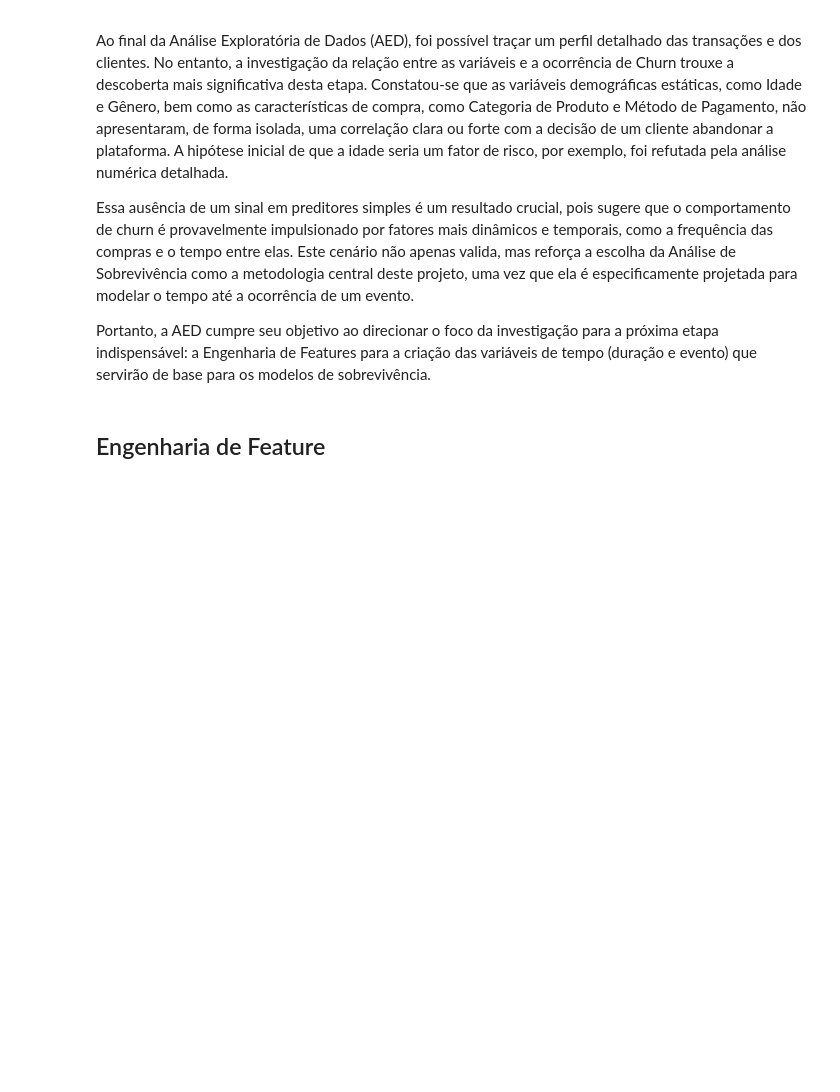
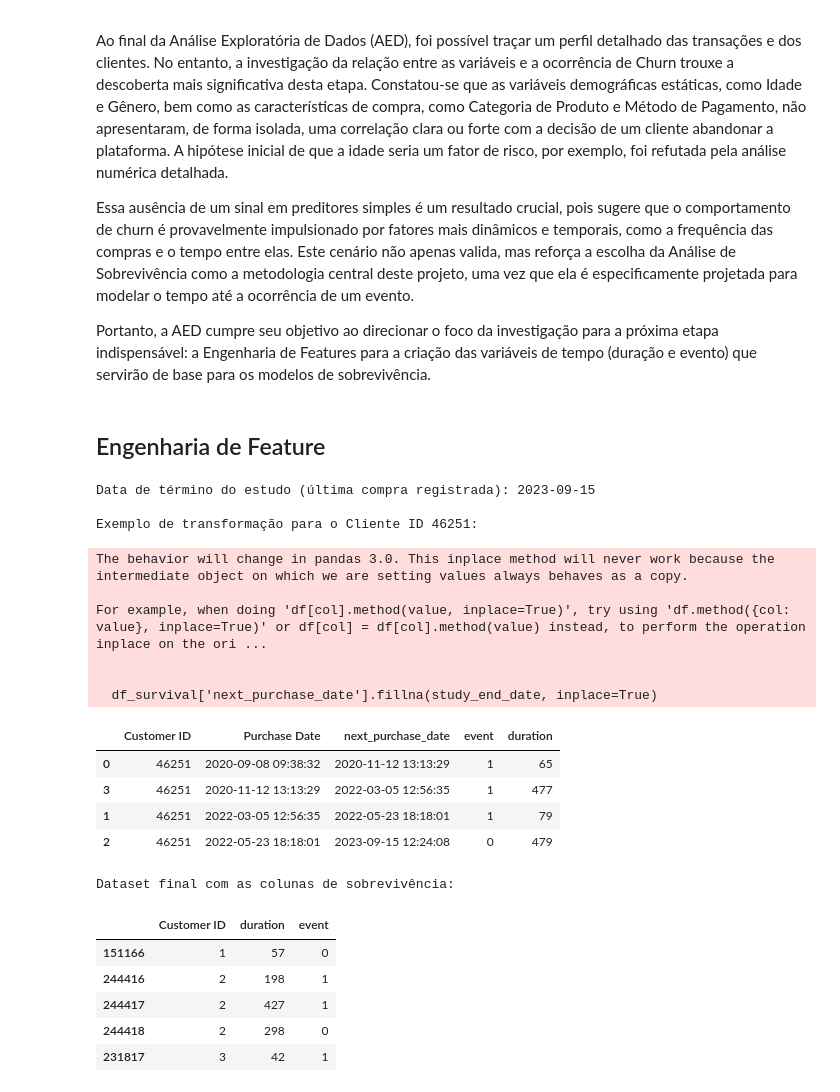
Before and after one commit to joaomts/ufu-est-aplicada, a Jupyter notebook: modelos_de_sobrevivencia.ipynb, the cells around one changed output. Saved outputs shown, nothing was run; the diff lists cells and outputs as text; code cells hidden in the pictures; blank space fills up the shorter version.

Commit message:
Finalizando estatistica descritiva

```diff
--- a/modelos_de_sobrevivencia.ipynb
+++ b/modelos_de_sobrevivencia.ipynb
@@ -418,3 +418,76 @@ Essa ausência de um sinal em preditores simples é um resultado crucial, pois s
 Portanto, a AED cumpre seu objetivo ao direcionar o foco da investigação para a próxima etapa indispensável: a Engenharia de Features para a criação das variáveis de tempo (duração e evento) que servirão de base para os modelos de sobrevivência.
 # %% [markdown]
 ## Engenharia de Feature
+# %%
+# --- 1. Ordenar os Dados (Passo Crucial!) ---
+# A lógica depende que as compras de cada cliente estejam em ordem cronológica.
+df_survival = df.sort_values(by=["Customer ID", "Purchase Date"]).copy()
+
+
+# --- 2. Definir o Fim do Estudo ---
+# Usaremos a data da última compra no dataset como o fim do nosso período de observação.
+study_end_date = df_survival["Purchase Date"].max()
+print(f"Data de término do estudo (última compra registrada): {study_end_date.date()}")
+
+
+# --- 3. Calcular a Data da Próxima Compra por Cliente ---
+# Usamos groupby() e shift(-1) para criar uma nova coluna que contém a data da compra seguinte
+# para cada cliente. Para a última compra, o valor será NaT (Not a Time).
+df_survival["next_purchase_date"] = df_survival.groupby("Customer ID")[
+    "Purchase Date"
+].shift(-1)
+
+
+# --- 4. Criar a Variável de Evento ---
+# O evento (nova compra) é observado (1) se 'next_purchase_date' NÃO for nulo.
+# Se for nulo (a última compra do cliente), o dado é censurado (0).
+df_survival["event"] = df_survival["next_purchase_date"].notna().astype(int)
+
+
+# --- 5. Lidar com a Censura para o Cálculo da Duração ---
+# Para as últimas compras (onde 'next_purchase_date' é NaT), preenchemos com o fim do estudo.
+# Isso nos permite calcular por quanto tempo o cliente "sobreviveu" desde sua última compra
+# até o fim da nossa observação.
+df_survival["next_purchase_date"].fillna(study_end_date, inplace=True)
+
+
+# --- 6. Calcular a Duração (em dias) ---
+# A duração é a diferença entre a data da próxima compra e a data da compra atual.
+df_survival["duration"] = (
+    df_survival["next_purchase_date"] - df_survival["Purchase Date"]
+).dt.days
+
+
+# --- 7. Verificação dos Resultados ---
+# Vamos inspecionar as novas colunas para um cliente específico para entender o resultado.
+print("\nExemplo de transformação para o Cliente ID 46251:")
+display(
+    df_survival[df_survival["Customer ID"] == 46251][
+        ["Customer ID", "Purchase Date", "next_purchase_date", "event", "duration"]
+    ]
+)
+
+print("\nDataset final com as colunas de sobrevivência:")
+display(df_survival[["Customer ID", "duration", "event"]].head())
+# %% [output]
+Data de término do estudo (última compra registrada): 2023-09-15
+
+Exemplo de transformação para o Cliente ID 46251:
+The behavior will change in pandas 3.0. This inplace method will never work because the intermediate object on which we are setting values always behaves as a copy.
+
+For example, when doing 'df[col].method(value, inplace=True)', try using 'df.method({col: value}, inplace=True)' or df[col] = df[col].method(value) instead, to perform the operation inplace on the ori ...
+
+
+  df_survival['next_purchase_date'].fillna(study_end_date, inplace=True)
+|  | Customer ID | Purchase Date | next_purchase_date | event | duration |
+| 0 | 46251 | 2020-09-08 09:38:32 | 2020-11-12 13:13:29 | 1 | 65 |
+| 3 | 46251 | 2020-11-12 13:13:29 | 2022-03-05 12:56:35 | 1 | 477 |
+| 1 | 46251 | 2022-03-05 12:56:35 | 2022-05-23 18:18:01 | 1 | 79 |
+| 2 | 46251 | 2022-05-23 18:18:01 | 2023-09-15 12:24:08 | 0 | 479 |
+Dataset final com as colunas de sobrevivência:
+|  | Customer ID | duration | event |
+| 151166 | 1 | 57 | 0 |
+| 244416 | 2 | 198 | 1 |
+| 244417 | 2 | 427 | 1 |
+| 244418 | 2 | 298 | 0 |
+| 231817 | 3 | 42 | 1 |
```
